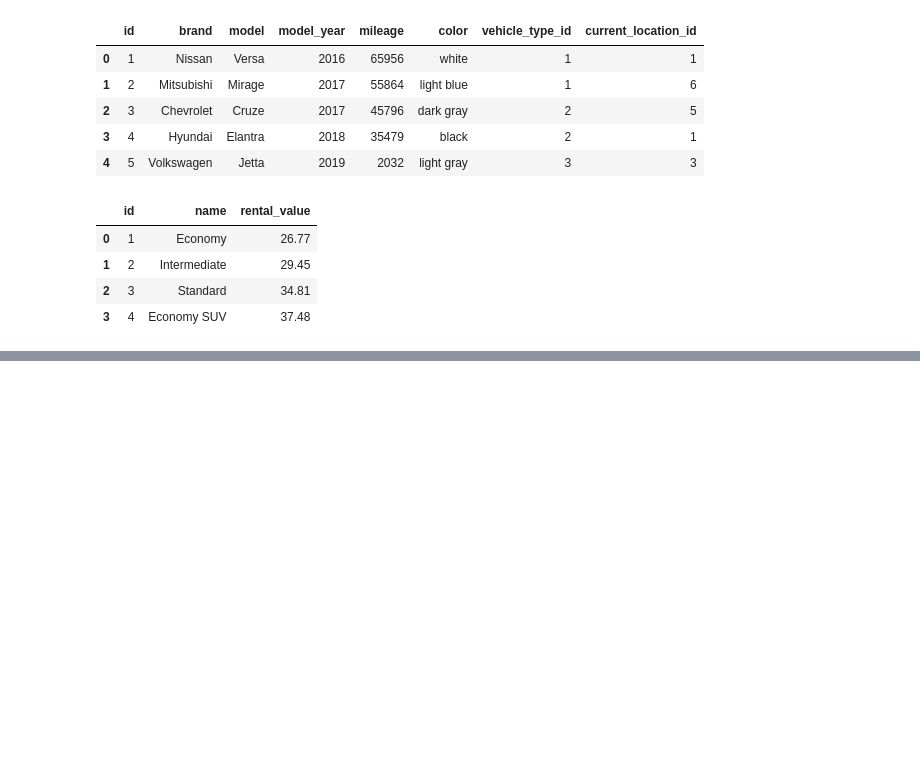
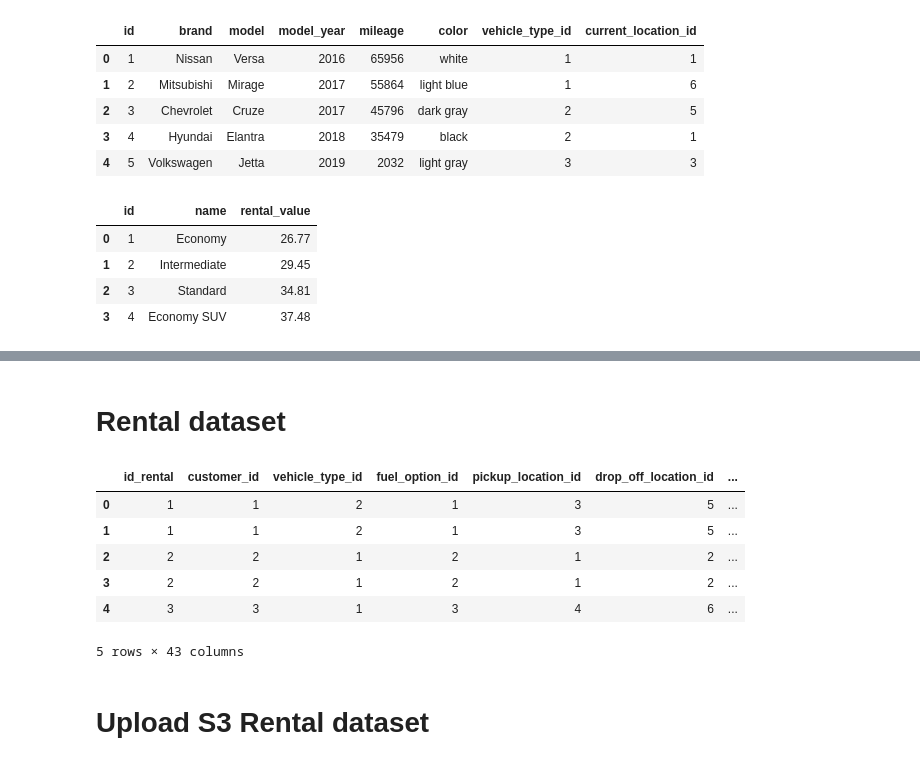
Before and after one commit to carlosopr/g-labs, a Jupyter notebook: project02/Proyecto2.ipynb, the cells around one changed output, grey strips where cells are left out. Cells and saved outputs as stored; diff of their text form; code cells hidden in the pictures; blank space fills up the shorter version.

```diff
--- a/project02/Proyecto2.ipynb
+++ b/project02/Proyecto2.ipynb
@@ -159,0 +104,8 @@ df_ren_loc.head()
+# %%
+sql_query = 'SELECT * FROM customer;'
+df_dim_customer = pd.read_sql(sql_query, mysql_driver)
+df_dim_customer['name'] = df_dim_customer['first_name'] + ' ' + df_dim_customer['last_name']
+df_dim_customer.drop(['dob', 'email', 'phone', 'first_name', 'last_name'], axis=1, inplace=True)
+df_dim_customer = df_dim_customer.reindex(columns=['id', 'name', 'driver_license_number'])
+df_dim_customer.rename(columns={'driver_license_number': 'driver_license'}, inplace=True)
+df_dim_customer.head()
@@ -247,0 +188,20 @@ df_ren_date2.head()
+# %% [markdown]
+# Rental dataset
+# %%
+df_rental = df_fact_rental.merge(df_dim_customer, left_on='customer_id', right_on='id', how='left', suffixes=('_rental','_customer'))
+df_rental = df_rental.merge(df_dim_vehicle, left_on='vehicle_type_id', right_on='id_type', how='left', suffixes=('_rental','_veh'))
+df_rental = df_rental.merge(df_dim_fuel, left_on='fuel_option_id', right_on='id', how='left', suffixes=('_rental','_fuel'))
+df_rental = df_rental.merge(df_dim_location, left_on='pickup_location_id', right_on='id_loc', how='left', suffixes=('_rental','_pick'))
+df_rental = df_rental.merge(df_dim_location, left_on='drop_off_location_id', right_on='id_loc', how='left', suffixes=('_pick','_drop'))
+df_rental = df_rental.merge(df_dim_date, left_on='start_date_key', right_on='date_key', how='left', suffixes=('_rental','_start'))
+df_rental = df_rental.merge(df_dim_date, left_on='end_date_key', right_on='date_key', how='left', suffixes=('_start','_end'))
+
+df_rental.head()
+# %% [output]
+|  | id_rental | customer_id | vehicle_type_id | fuel_option_id | pickup_location_id | drop_off_location_id | ... |
+| 0 | 1 | 1 | 2 | 1 | 3 | 5 | ... |
+| 1 | 1 | 1 | 2 | 1 | 3 | 5 | ... |
+| 2 | 2 | 2 | 1 | 2 | 1 | 2 | ... |
+| 3 | 2 | 2 | 1 | 2 | 1 | 2 | ... |
+| 4 | 3 | 3 | 1 | 3 | 4 | 6 | ... |
+5 rows × 43 columns
@@ -247,0 +247,2 @@ df_ren_date2.head()
+# %% [markdown]
+# Upload S3 Rental dataset
```
Also changed, not shown: parts of 35 cells of this notebook, 3 other files.
